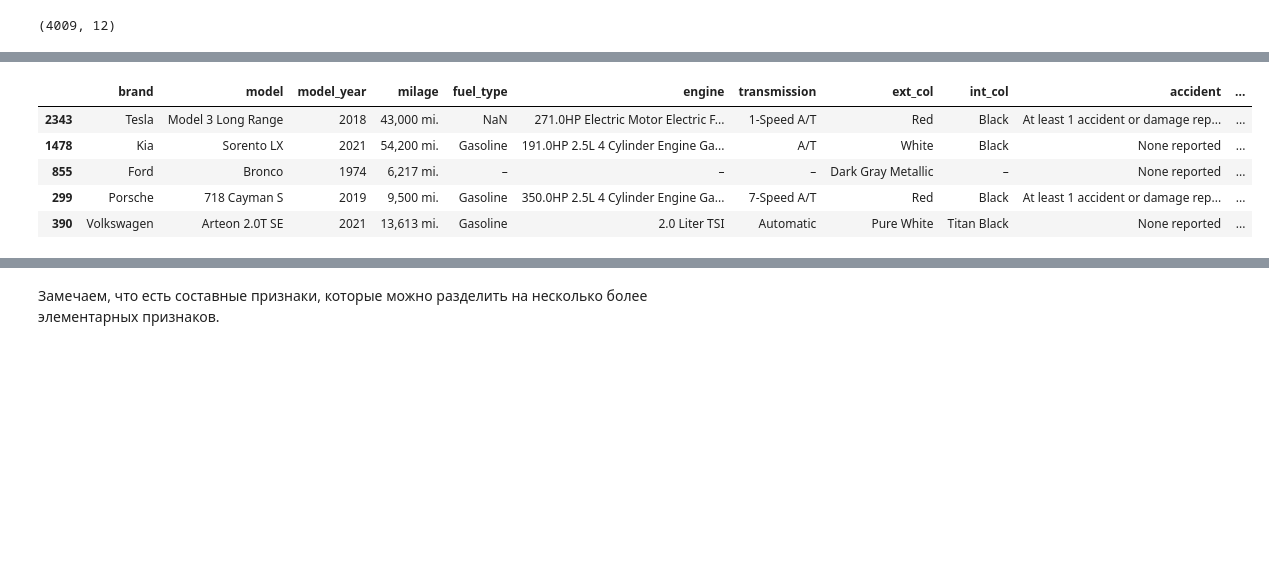
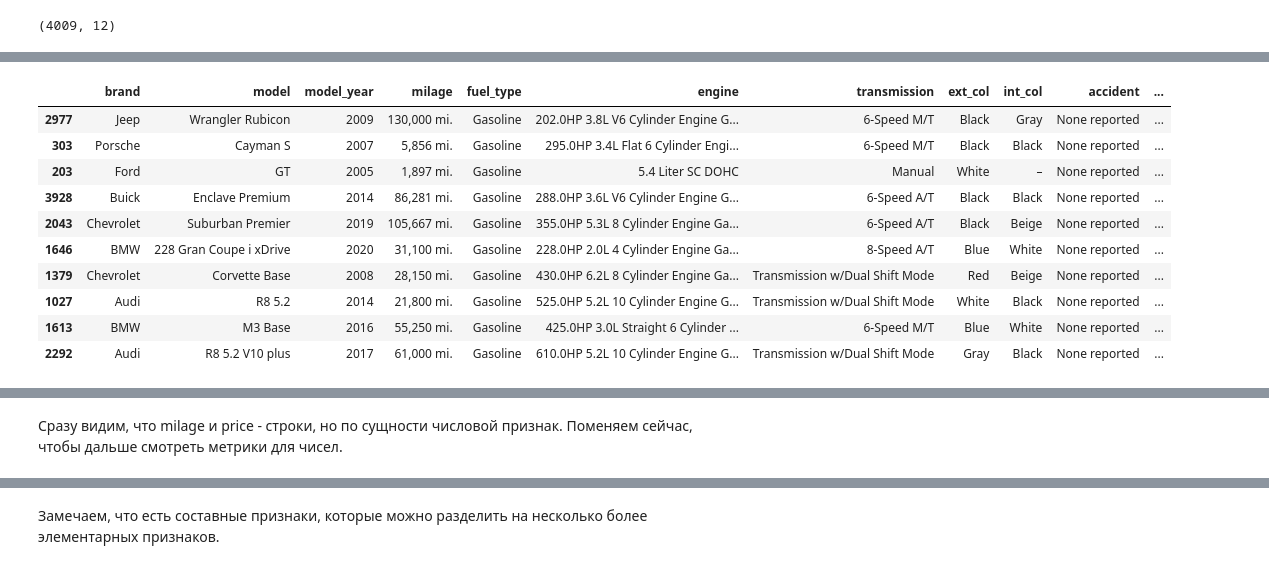
Before and after one commit to TMLechik/applied-ml-projects, a Jupyter notebook: Research.ipynb, the cells around one changed output, grey strips where cells are left out. Cells and saved outputs as stored; diff of their text form; code cells hidden in the pictures; blank space fills up the shorter version.

```diff
--- a/Research.ipynb
+++ b/Research.ipynb
@@ -29,12 +64,17 @@ display(df.head())
 # %%
-display(df.sample(5))
+display(df.sample(10))
 # %% [output]
 |  | brand | model | model_year | milage | fuel_type | engine | transmission | ext_col | int_col | accident | ... |
-| 2343 | Tesla | Model 3 Long Range | 2018 | 43,000 mi. | NaN | 271.0HP Electric Motor Electric F... | 1-Speed A/T | Red | Black | At least 1 accident or damage rep... | ... |
-| 1478 | Kia | Sorento LX | 2021 | 54,200 mi. | Gasoline | 191.0HP 2.5L 4 Cylinder Engine Ga... | A/T | White | Black | None reported | ... |
-| 855 | Ford | Bronco | 1974 | 6,217 mi. | – | – | – | Dark Gray Metallic | – | None reported | ... |
-| 299 | Porsche | 718 Cayman S | 2019 | 9,500 mi. | Gasoline | 350.0HP 2.5L 4 Cylinder Engine Ga... | 7-Speed A/T | Red | Black | At least 1 accident or damage rep... | ... |
-| 390 | Volkswagen | Arteon 2.0T SE | 2021 | 13,613 mi. | Gasoline | 2.0 Liter TSI | Automatic | Pure White | Titan Black | None reported | ... |
+| 2977 | Jeep | Wrangler Rubicon | 2009 | 130,000 mi. | Gasoline | 202.0HP 3.8L V6 Cylinder Engine G... | 6-Speed M/T | Black | Gray | None reported | ... |
+| 303 | Porsche | Cayman S | 2007 | 5,856 mi. | Gasoline | 295.0HP 3.4L Flat 6 Cylinder Engi... | 6-Speed M/T | Black | Black | None reported | ... |
+| 203 | Ford | GT | 2005 | 1,897 mi. | Gasoline | 5.4 Liter SC DOHC | Manual | White | – | None reported | ... |
+| 3928 | Buick | Enclave Premium | 2014 | 86,281 mi. | Gasoline | 288.0HP 3.6L V6 Cylinder Engine G... | 6-Speed A/T | Black | Black | None reported | ... |
+| 2043 | Chevrolet | Suburban Premier | 2019 | 105,667 mi. | Gasoline | 355.0HP 5.3L 8 Cylinder Engine Ga... | 6-Speed A/T | Black | Beige | None reported | ... |
+| 1646 | BMW | 228 Gran Coupe i xDrive | 2020 | 31,100 mi. | Gasoline | 228.0HP 2.0L 4 Cylinder Engine Ga... | 8-Speed A/T | Blue | White | None reported | ... |
+| 1379 | Chevrolet | Corvette Base | 2008 | 28,150 mi. | Gasoline | 430.0HP 6.2L 8 Cylinder Engine Ga... | Transmission w/Dual Shift Mode | Red | Beige | None reported | ... |
+| 1027 | Audi | R8 5.2 | 2014 | 21,800 mi. | Gasoline | 525.0HP 5.2L 10 Cylinder Engine G... | Transmission w/Dual Shift Mode | White | Black | None reported | ... |
+| 1613 | BMW | M3 Base | 2016 | 55,250 mi. | Gasoline | 425.0HP 3.0L Straight 6 Cylinder ... | 6-Speed M/T | Blue | White | None reported | ... |
+| 2292 | Audi | R8 5.2 V10 plus | 2017 | 61,000 mi. | Gasoline | 610.0HP 5.2L 10 Cylinder Engine G... | Transmission w/Dual Shift Mode | Gray | Black | None reported | ... |
 # %%
 print(df.info())
 # %% [output]
@@ -58,3 +98,5 @@ Data columns (total 12 columns):
 dtypes: int64(1), str(11)
 memory usage: 892.6 KB
 None
+# %% [markdown]
+Сразу видим, что milage и price - строки, но по сущности числовой признак. Поменяем сейчас, чтобы дальше смотреть метрики для чисел.
```
Also changed, not shown: parts of 134 cells of this notebook.
